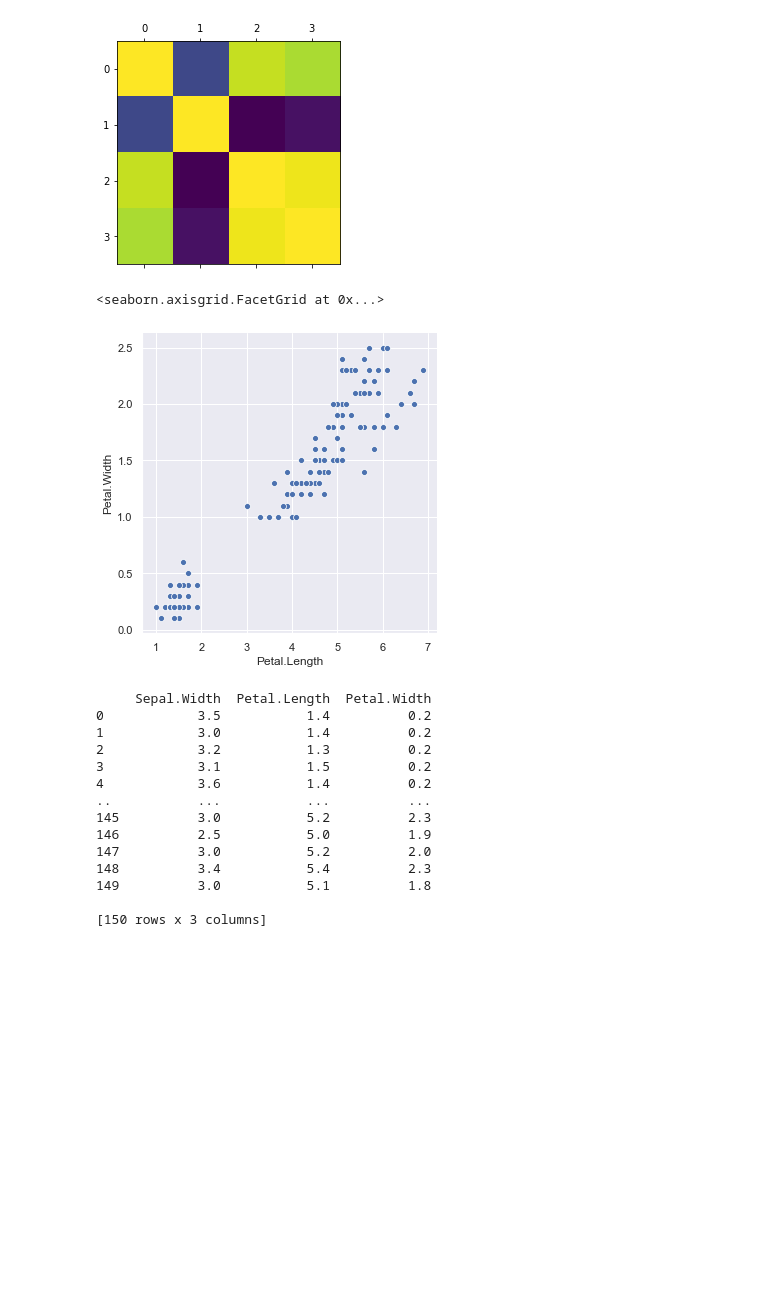
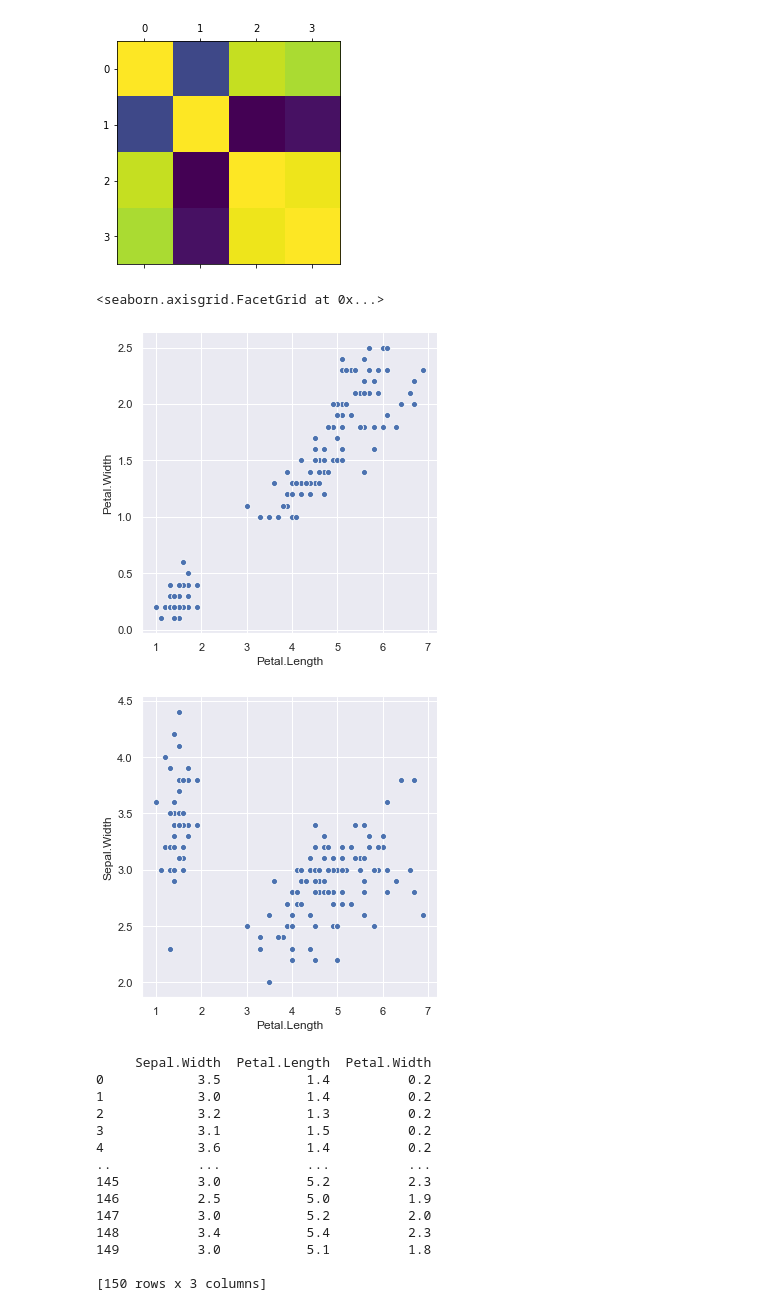
Before and after one commit to sateesh12/bin_utils, a Jupyter notebook: Iris.ipynb, the cells around one changed output. Cells and saved outputs as stored; diff of their text form; code cells hidden in the pictures; blank space fills up the shorter version.

Commit message:
YACC (Yet Another scatter plt)

```diff
--- a/Iris.ipynb
+++ b/Iris.ipynb
@@ -97,16 +97,22 @@ plt.show()
 # %%
 #Scatter plot between Petal length and Petal Width.
 import seaborn as sns
 import os
 sns.set(style='darkgrid')
 flower_specs = sns.load_dataset("Iris",data_home=os.path.dirname(os.path.abspath("Iris")))
 
 #Scatter plot to check co-relation among dependant varibales.
+#The dependant variables are
+#Petal Length, #Petal Width and #Sepal Width
 #Petal length vs Width which is expected to have a positive cor-relation
 sns.relplot(x='Petal.Length', y='Petal.Width', data = flower_specs)
+
+#Now petal length and sepal width
+sns.relplot(x='Petal.Length', y='Sepal.Width', data = flower_specs)
 # %% [output]
 <seaborn.axisgrid.FacetGrid at 0x...>
 [figure]
+[figure, added]
 # %%
 from sklearn import linear_model
 # %%
```
